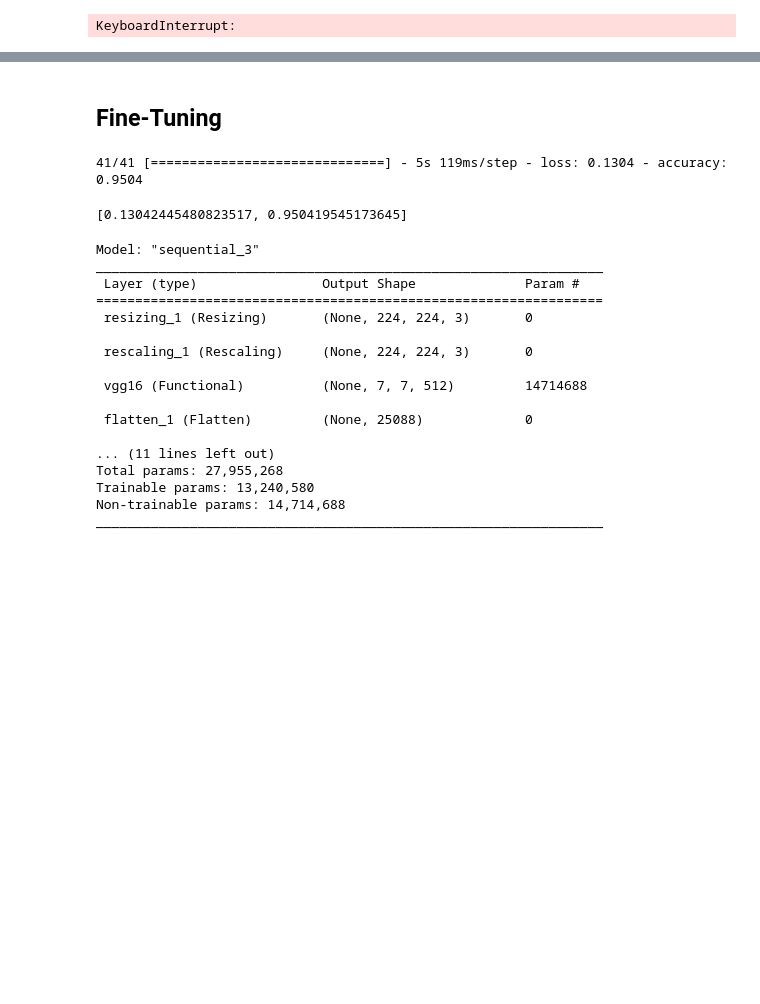
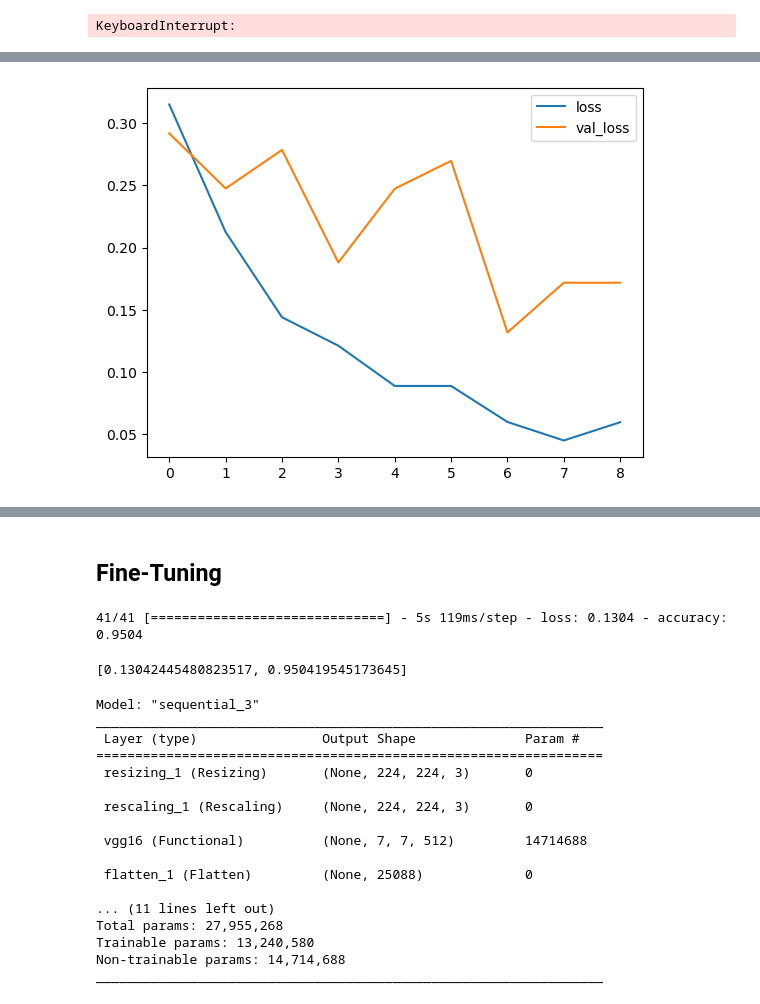
Before and after one commit to lince098/cerebral_cancer_recognition, a Jupyter notebook: cancer-cerebral-mbd.ipynb, the cells around one changed output, grey strips where cells are left out. Saved outputs shown, nothing was run; the diff lists cells and outputs as text; code cells hidden in the pictures; blank space fills up the shorter version.

```diff
--- a/cancer-cerebral-mbd.ipynb
+++ b/cancer-cerebral-mbd.ipynb
@@ -173,0 +211,27 @@ tuning_model = tf.keras.models.load_model(model_dir)
+# %%
+val_accuracies = [
+    0.8993, 0.9191, 0.9031, 0.9260, 0.9275, 0.9191, 0.9519, 0.9382, 0.9504
+]
+val_loss = [
+    0.2919, 0.2476, 0.2786, 0.1880, 0.2474, 0.2698, 0.1317, 0.1717, 0.1717
+]
+
+accuracies = [
+    0.8825,
+    0.9231,
+    0.9480,
+    0.9569,
+    0.9673,
+    0.9687,
+    0.9792,
+    0.9848,
+    0.9785,
+]
+loss = [0.3152, 0.2125, 0.1439, 0.1210, 0.0886, 0.0886, 0.0596, 0.0447, 0.0594]
+# %%
+plt.plot(loss)
+plt.plot(val_loss)
+plt.legend(['loss','val_loss'])
+plt.show()
+# %% [output]
+[figure, added]
```
Also changed, not shown: parts of 17 cells of this notebook.
